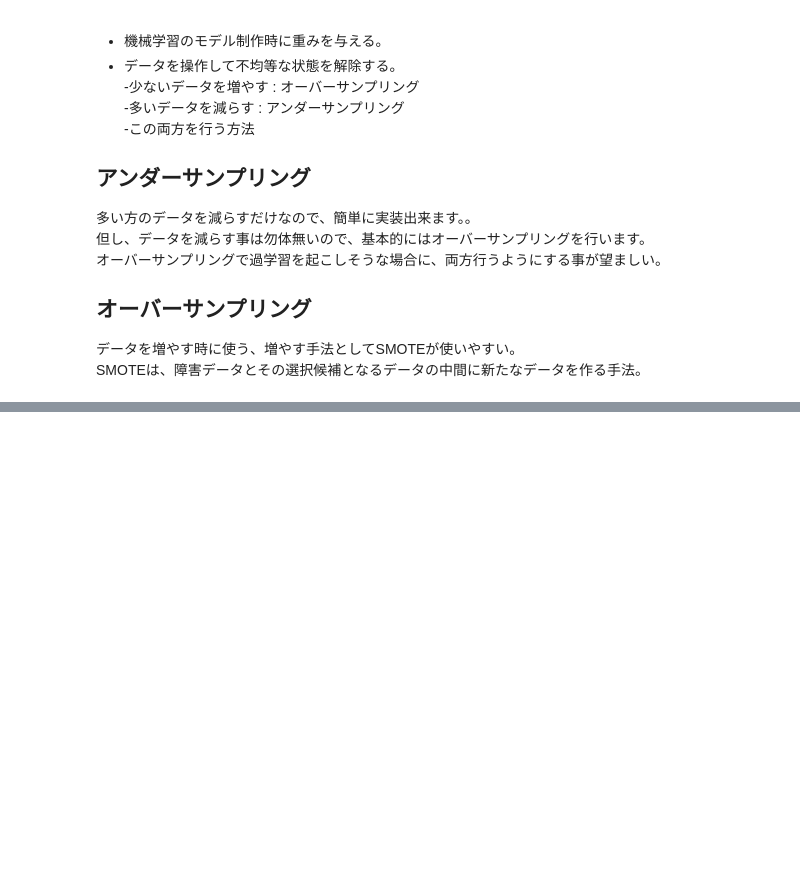
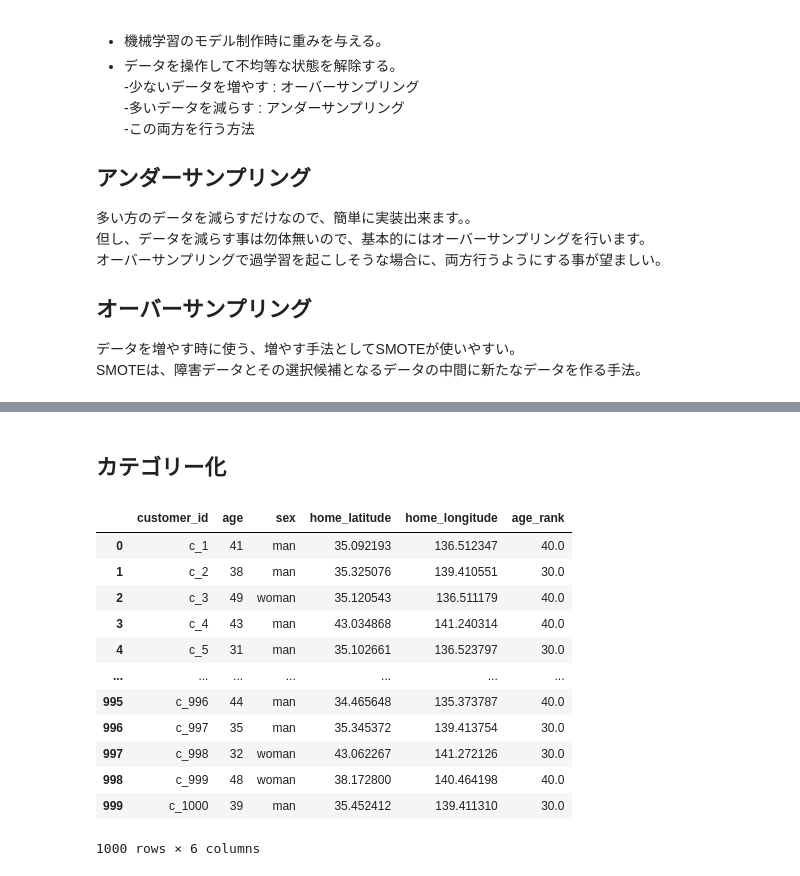
Before and after one commit to T-Sawao/self-study, a Jupyter notebook: Preprocessing/preprocessing.book.ipynb, the cells around one changed output, grey strips where cells are left out. Cells and saved outputs as stored; diff of their text form; code cells hidden in the pictures; blank space fills up the shorter version.

```diff
--- a/Preprocessing/preprocessing.book.ipynb
+++ b/Preprocessing/preprocessing.book.ipynb
@@ -121,0 +165,19 @@ from
+# %% [markdown]
+## カテゴリー化
+# %%
+customer["age_rank"] = (np.floor(customer["age"] / 10) * 10).astype("category")
+customer
+# %% [output]
+|  | customer_id | age | sex | home_latitude | home_longitude | age_rank |
+| 0 | c_1 | 41 | man | 35.092193 | 136.512347 | 40.0 |
+| 1 | c_2 | 38 | man | 35.325076 | 139.410551 | 30.0 |
+| 2 | c_3 | 49 | woman | 35.120543 | 136.511179 | 40.0 |
+| 3 | c_4 | 43 | man | 43.034868 | 141.240314 | 40.0 |
+| 4 | c_5 | 31 | man | 35.102661 | 136.523797 | 30.0 |
+| ... | ... | ... | ... | ... | ... | ... |
+| 995 | c_996 | 44 | man | 34.465648 | 135.373787 | 40.0 |
+| 996 | c_997 | 35 | man | 35.345372 | 139.413754 | 30.0 |
+| 997 | c_998 | 32 | woman | 43.062267 | 141.272126 | 30.0 |
+| 998 | c_999 | 48 | woman | 38.172800 | 140.464198 | 40.0 |
+| 999 | c_1000 | 39 | man | 35.452412 | 139.411310 | 30.0 |
+1000 rows × 6 columns
```
Also changed, not shown: parts of 45 cells of this notebook.
